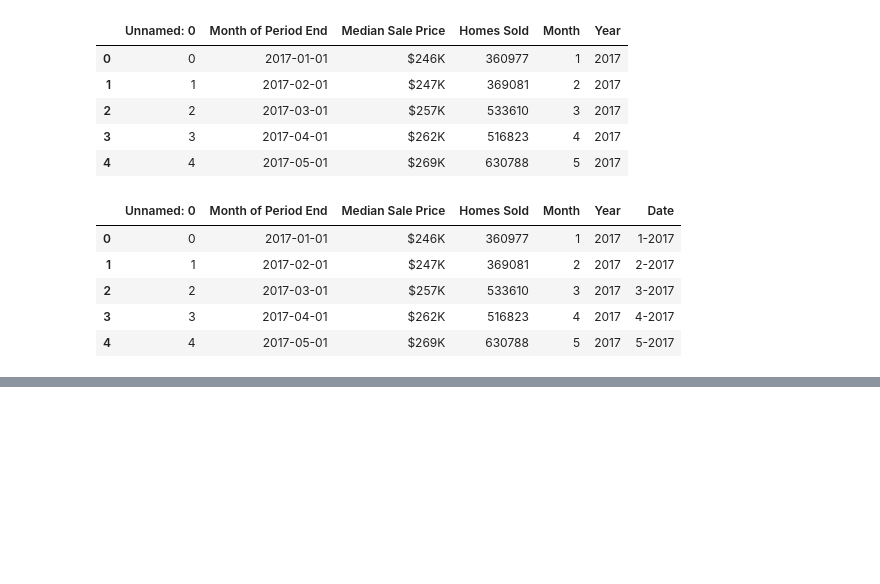
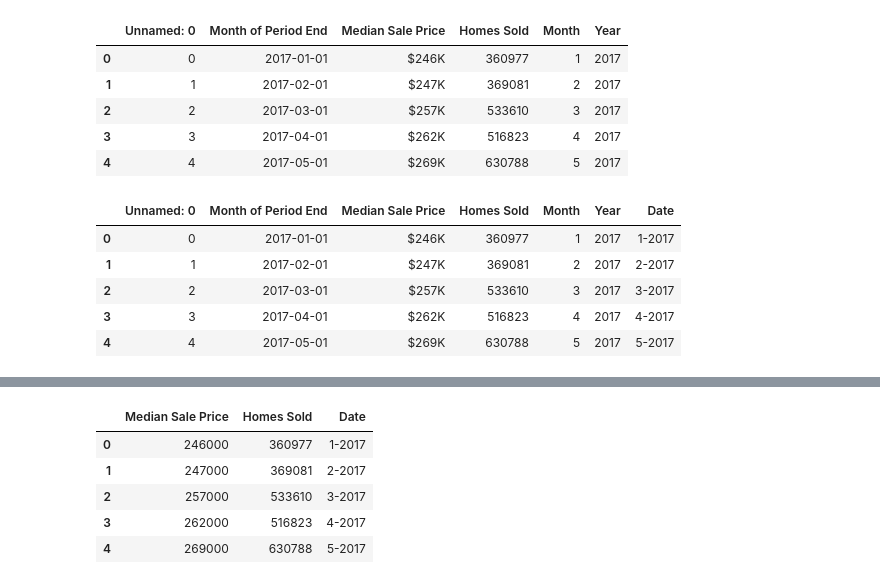
Before and after one commit to Kuldeep200/Covid-19, a Jupyter notebook: cleaning_data_files.ipynb, the cells around one changed output, grey strips where cells are left out. Saved outputs shown, nothing was run; the diff lists cells and outputs as text; code cells hidden in the pictures; blank space fills up the shorter version.

```diff
--- a/cleaned_covid_data.ipynb
+++ b/cleaning_data_files.ipynb
@@ -300,3 +345,15 @@ df_NASDAQ.head()
+# %%
+# multiply the median sale price by 1000
+df_houses[['Median Sale Price']] = df_houses[['Median Sale Price']].apply(pd.to_numeric)
+df_houses[['Median Sale Price']] = df_houses[['Median Sale Price']] * 1000
+df_houses.head()
+# %% [output]
+|  | Median Sale Price | Homes Sold | Date |
+| 0 | 246000 | 360977 | 1-2017 |
+| 1 | 247000 | 369081 | 2-2017 |
+| 2 | 257000 | 533610 | 3-2017 |
+| 3 | 262000 | 516823 | 4-2017 |
+| 4 | 269000 | 630788 | 5-2017 |
 # %%
 # Save new dateframe as CSV file
 # export to CSV file
```
Also changed, not shown: parts of 15 cells of this notebook, 3 other files.
